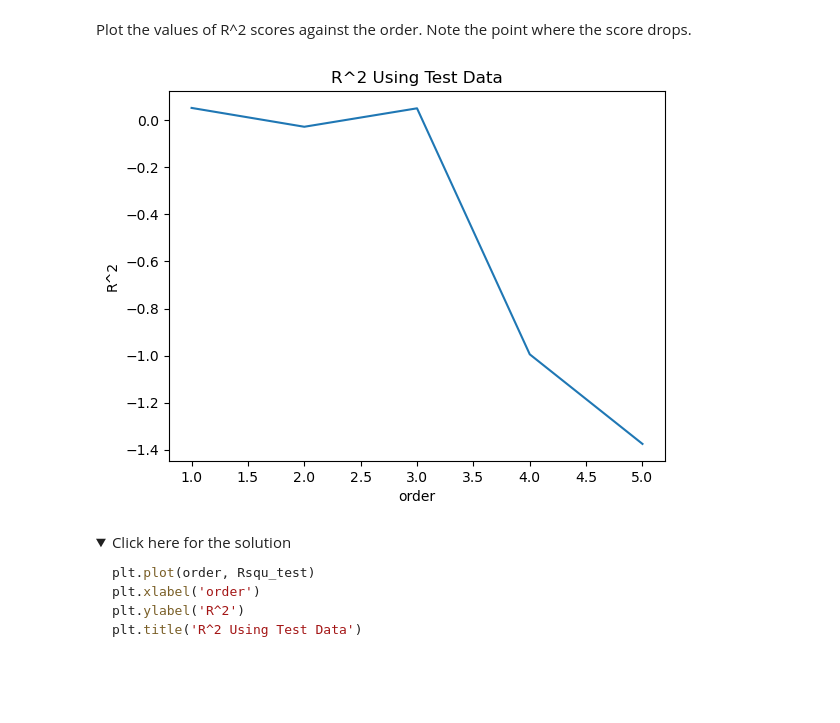
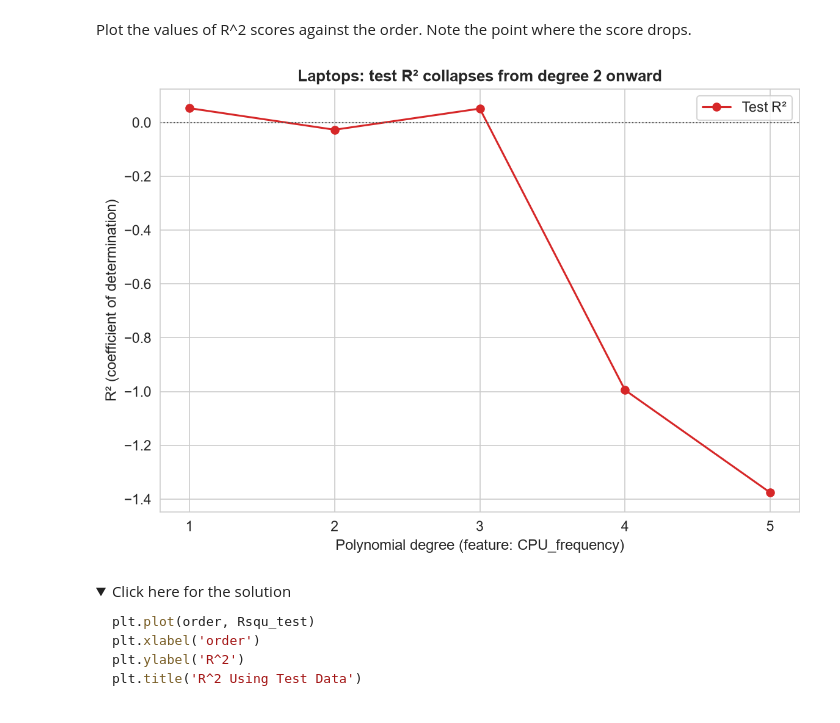
Before and after one commit to FongHioLam-mc654953/data-science-project, a Jupyter notebook: Module 05/Module05_Lab02_CrossValidation_Ridge_Laptops.ipynb, the cells around one changed output. Cells and saved outputs as stored; diff of their text form; code cells hidden in the pictures; folded sections open; blank space fills up the shorter version.

Commit message:
fix(figures): per-figure titles, series-labelled R-squared axes, log alpha sweep

```diff
--- a/Module 05/Module05_Lab02_CrossValidation_Ridge_Laptops.ipynb
+++ b/Module 05/Module05_Lab02_CrossValidation_Ridge_Laptops.ipynb
@@ -233,13 +233,16 @@ for n in order:
 Plot the values of R^2 scores against the order. Note the point where the score drops.
 # %%
 # Write your code below and press Shift+Enter to execute
-plt.plot(order, Rsqu_test)
-plt.xlabel('order')
-plt.ylabel('R^2')
-plt.title('R^2 Using Test Data')
+plt.plot(order, Rsqu_test, 'o-', color='#d62728', label='Test R²')
+plt.axhline(0, color='#555555', linewidth=1, linestyle=':')
+plt.xticks(order)
+plt.xlabel('Polynomial degree (feature: CPU_frequency)')
+plt.ylabel('R² (coefficient of determination)')
+plt.title('Laptops: test R² collapses from degree 2 onward')
+plt.legend()
 plt.show()
 # %% [output]
-[figure, old version]
+[figure, new version]
 # %% [markdown]
 <details><summary>Click here for the solution</summary>
 
```
Also changed, not shown: parts of 1 cell of this notebook, 10 other files.
